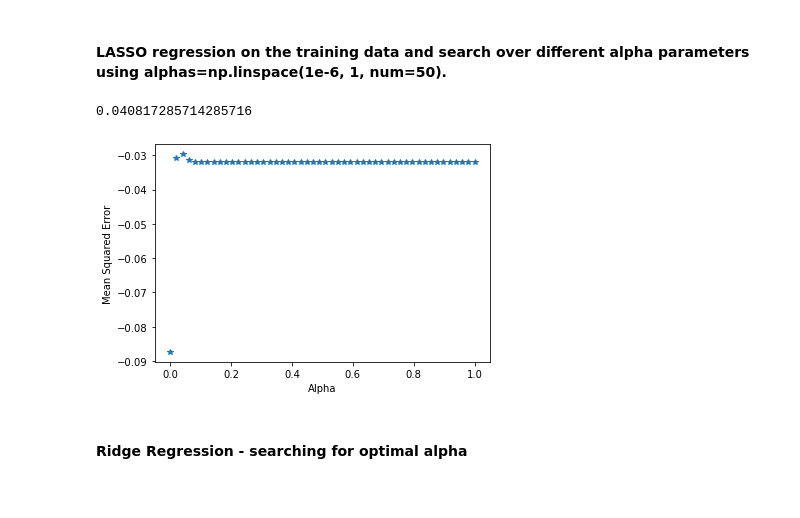
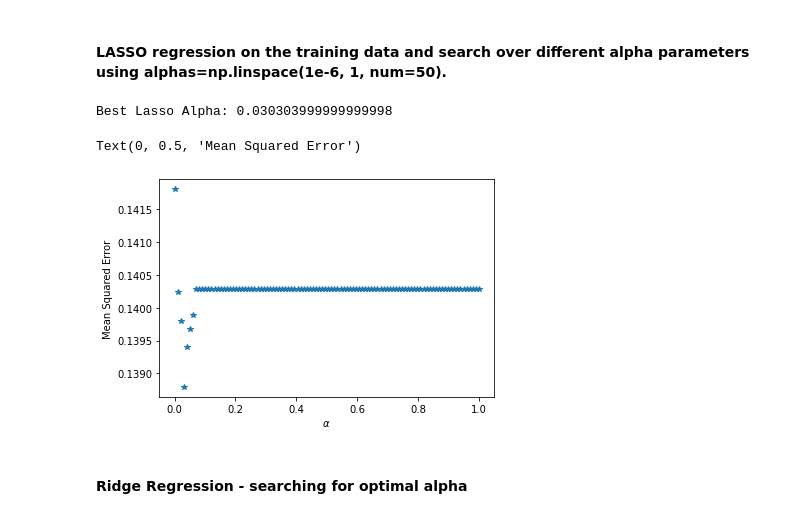
Before and after one commit to nadyatan21/ECON1620-Spring2024, a Jupyter notebook: ProjOne/Analysis.ipynb, the cells around one changed output. Cells and saved outputs as stored; diff of their text form; code cells hidden in the pictures.

```diff
--- a/ProjOne/Analysis.ipynb
+++ b/ProjOne/Analysis.ipynb
@@ -211,6 +211,8 @@ print(percentage_breakdown.to_markdown())
 | ISL           |     0.348885 |
 # %% [markdown]
 # Comparing Initial Regressions
+# %%
+df_selected = pd.read_csv("microdata_cleaned.csv", index_col=0)
 # %%
 # using only one-hot encoded variables first - no scales
 df_initial = df_selected.drop(columns=['economycode','receive_wages_scaled', 'receive_transfers_scaled','receive_pension_scaled','receive_agriculture_scaled','pay_utilities_scaled', 'remittances_scaled', 'educ', 'inc_q'])
@@ -250,36 +254,49 @@ Notes:
 strong multicollinearity problems or that the design matrix is singular.
 # %% [markdown]
 #### LASSO regression on the training data and search over different alpha parameters using alphas=np.linspace(1e-6, 1, num=50).
-# %%
-# Define model
-lassoReg = make_pipeline(StandardScaler(with_mean=False), Lasso())
-
-# Define parameter grid to search over using grid search
-alphas = np.linspace(1e-6, 1, num=50)
-params = {'lasso__alpha': alphas}
-
-# Set up the grid search
-gsLasso = GridSearchCV(lassoReg, params, n_jobs=-1, cv=10)
-
-# Fit gs to data
-gsLasso.fit(X, y)
-
-# Check best alpha
-print(gsLasso.best_params_['lasso__alpha'])
-best_lasso_alpha = gsLasso.best_params_['lasso__alpha']
-# %% [output]
-0.040817285714285716
-# %%
-# Get the alpha values and corresponding mean test scores from the grid search results
-alphas = np.linspace(1e-6, 1, num=50)
-cv_errors = gsLasso.cv_results_['mean_test_score']
-
-plt.plot(alphas, cv_errors,'*')
-plt.xlabel('Alpha')
-plt.ylabel('Mean Squared Error')
-plt.show()
-# %% [output]
-[figure, removed]
+# %%
+# Construct vector of alpha values
+alphas = np.linspace(1e-6, 1, num=100)
+
+# Construct vectors to store mean prediction errors and coefficients
+cv_errs = []
+coefs = []
+MSE = float('inf')
+best_lasso_alpha = 0
+
+# Loop for running Lasso regression for different values of alpha
+for a in alphas:
+    # Define pipeline object
+    lassoReg = make_pipeline(StandardScaler(with_mean=False), Lasso(alpha=a))
+
+    # Run Lasso regression
+    lassoReg.fit(X_train, y_train, lasso__sample_weight=weights_train)
+
+    # Obtain predicted values of output
+    y_pred = lassoReg.predict(X_test)
+
+    # Compute mean squared error
+    cv_errs.append(mean_squared_error(y_test, y_pred))
+
+    # Store coefficients
+    coefs.append(lassoReg['lasso'].coef_)
+
+    # Store value of alpha that minimizes the mean squared error
+    if mean_squared_error(y_test, y_pred) < MSE:
+        MSE = mean_squared_error(y_test, y_pred)
+        best_lasso_alpha = a
+
+print("Best Lasso Alpha:", best_lasso_alpha)
+# %% [output]
+Best Lasso Alpha: 0.030303999999999998
+# %%
+# Plot the MSE against the values of alphas
+plt.plot(alphas, cv_errs, '*')
+plt.xlabel(r'$\alpha$')
+plt.ylabel('Mean Squared Error')
+# %% [output]
+Text(0, 0.5, 'Mean Squared Error')
+[figure, added]
 # %% [markdown]
 #### Ridge Regression - searching for optimal alpha
 # %%
```
Also changed, not shown: parts of 7 cells of this notebook.
